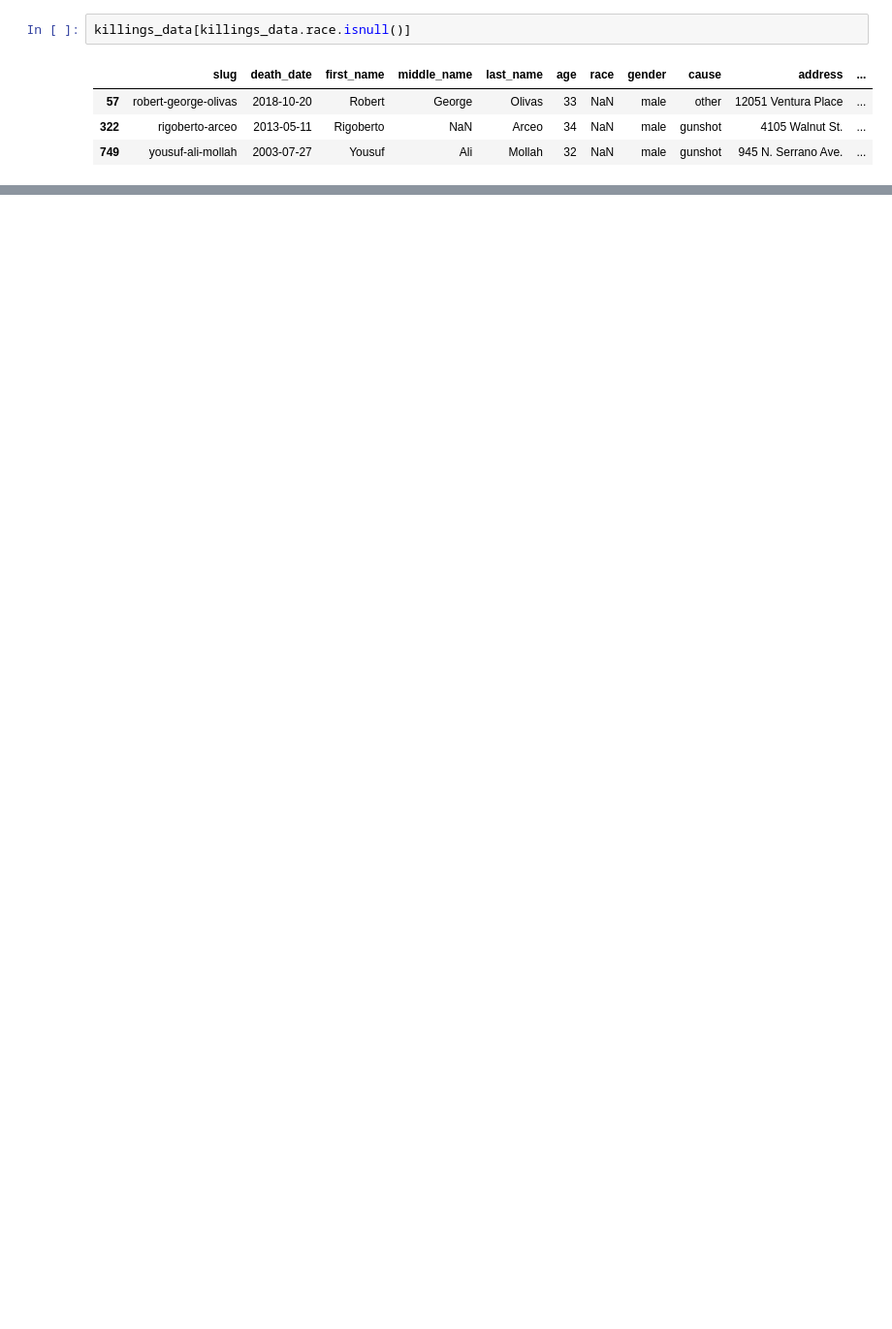
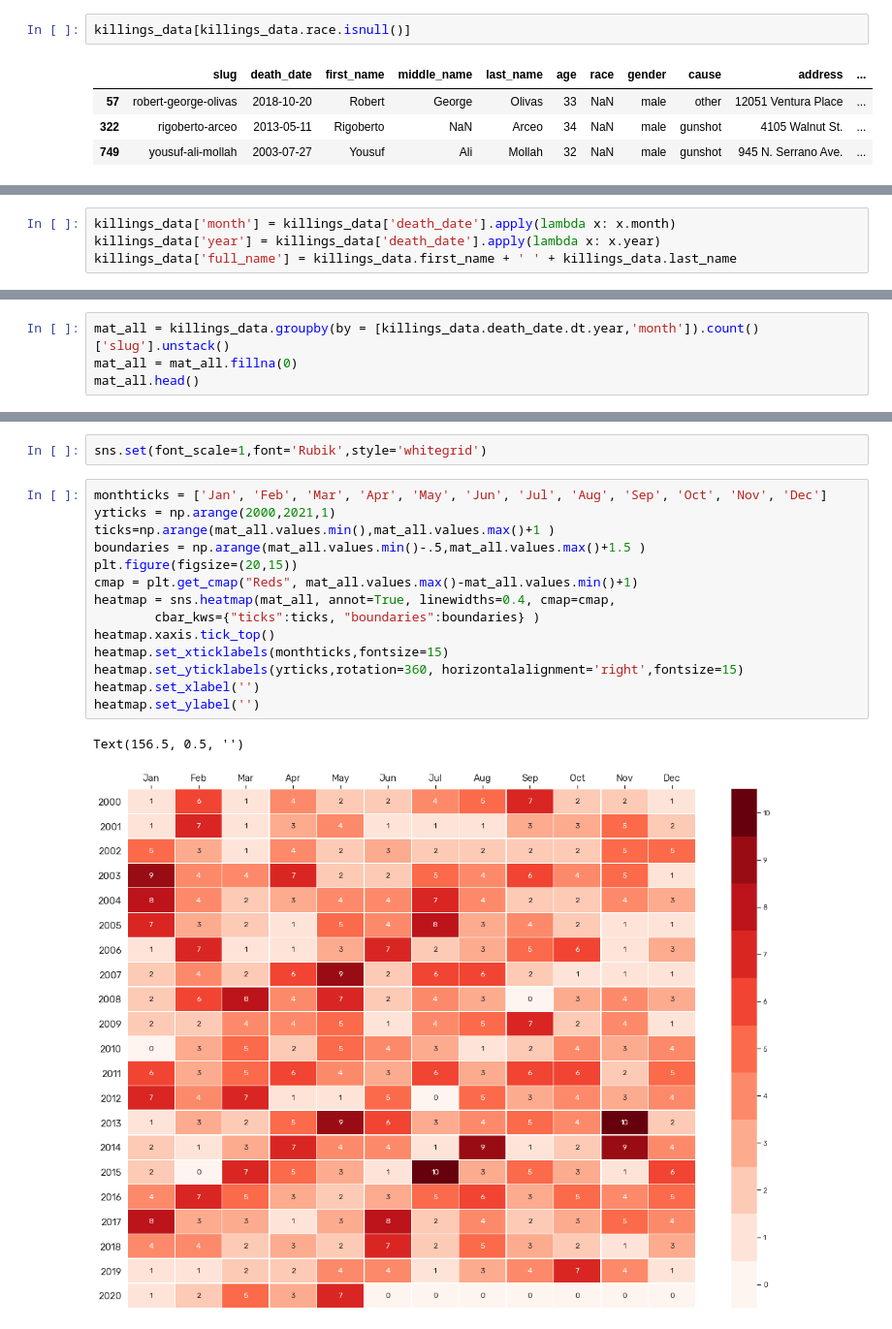
Before and after one commit to isabellabenabaye/los-angeles-police-killings, a Jupyter notebook: LA-police-killings-EDA.ipynb, the cells around one changed output, grey strips where cells are left out. Shown at 97% size. Saved outputs shown, nothing was run; the diff lists cells and outputs as text; blank space fills up the shorter version.

Commit message:
:tada: more plots to explore the data

```diff
--- a/LA-police-killings-EDA.ipynb
+++ b/LA-police-killings-EDA.ipynb
@@ -142,0 +166,4 @@ killings_data[killings_data.address.isnull() | killings_data.neighborhood.isnull
+# %%
+killings_data['month'] = killings_data['death_date'].apply(lambda x: x.month)
+killings_data['year'] = killings_data['death_date'].apply(lambda x: x.year)
+killings_data['full_name'] = killings_data.first_name + ' ' + killings_data.last_name
@@ -142,0 +210,4 @@ killings_data[killings_data.address.isnull() | killings_data.neighborhood.isnull
+# %%
+mat_all = killings_data.groupby(by = [killings_data.death_date.dt.year,'month']).count()['slug'].unstack()
+mat_all = mat_all.fillna(0)
+mat_all.head()
@@ -142,0 +222,19 @@ killings_data[killings_data.address.isnull() | killings_data.neighborhood.isnull
+# %%
+sns.set(font_scale=1,font='Rubik',style='whitegrid')
+# %%
+monthticks = ['Jan', 'Feb', 'Mar', 'Apr', 'May', 'Jun', 'Jul', 'Aug', 'Sep', 'Oct', 'Nov', 'Dec']
+yrticks = np.arange(2000,2021,1)
+ticks=np.arange(mat_all.values.min(),mat_all.values.max()+1 )
+boundaries = np.arange(mat_all.values.min()-.5,mat_all.values.max()+1.5 )
+plt.figure(figsize=(20,15))
+cmap = plt.get_cmap("Reds", mat_all.values.max()-mat_all.values.min()+1)
+heatmap = sns.heatmap(mat_all, annot=True, linewidths=0.4, cmap=cmap,
+        cbar_kws={"ticks":ticks, "boundaries":boundaries} )
+heatmap.xaxis.tick_top()
+heatmap.set_xticklabels(monthticks,fontsize=15)
+heatmap.set_yticklabels(yrticks,rotation=360, horizontalalignment='right',fontsize=15)
+heatmap.set_xlabel('')
+heatmap.set_ylabel('')
+# %% [output]
+Text(156.5, 0.5, '')
+[figure, added]
```
Also changed, not shown: parts of 45 cells of this notebook.
